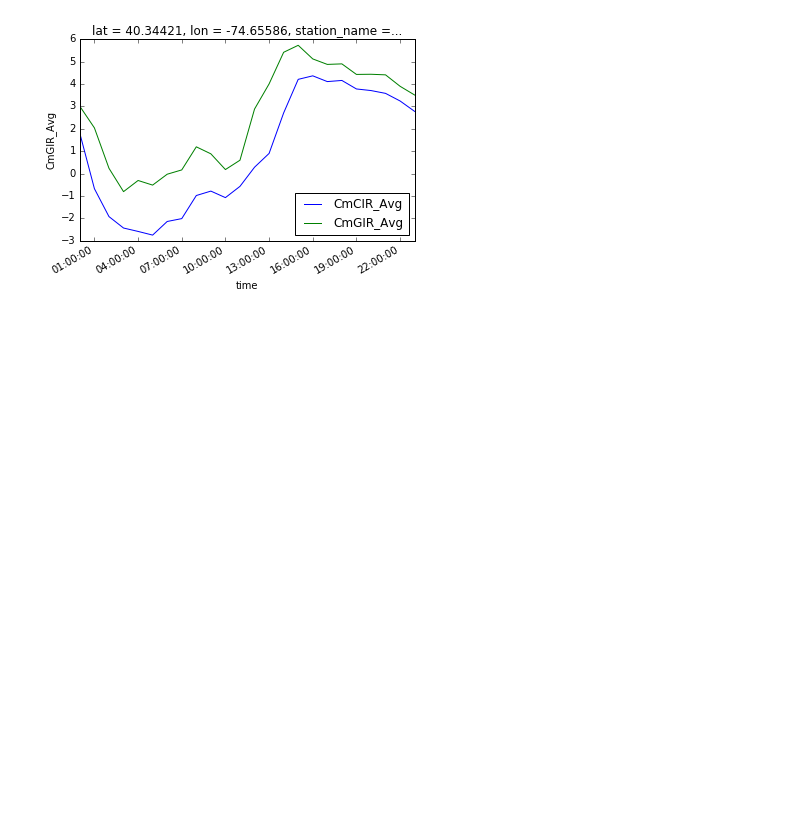
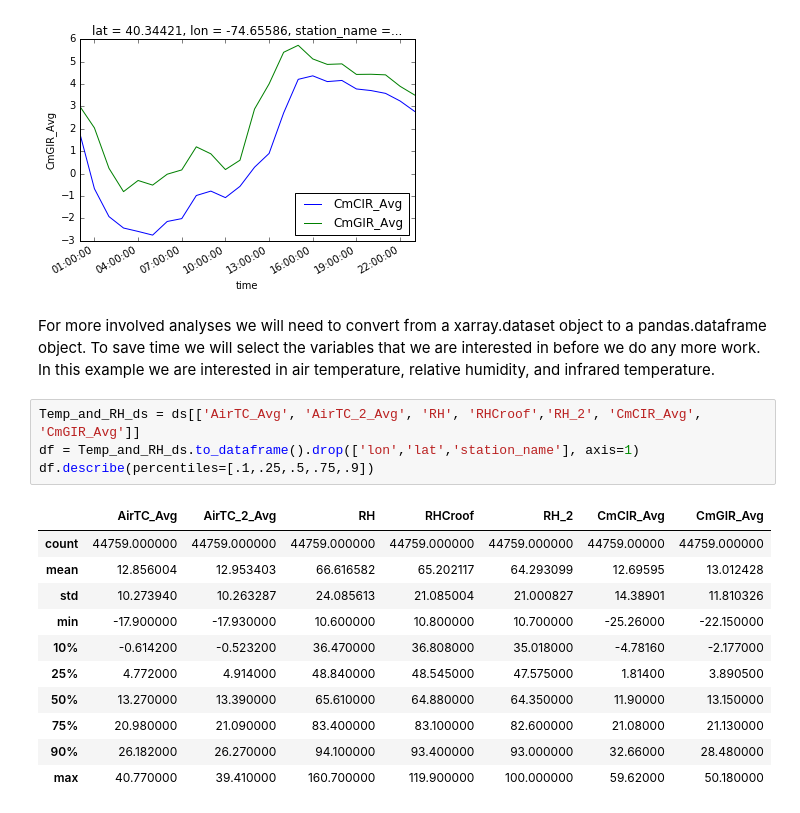
Before and after one commit to jsignell/intro-to-netcdf, a Jupyter notebook: Butler Roof.ipynb, the cells around one changed output. Saved outputs shown, nothing was run; the diff lists cells and outputs as text; blank space fills up the shorter version.

```diff
--- a/Butler Roof.ipynb
+++ b/Butler Roof.ipynb
@@ -28,3 +32,21 @@ ds.CmGIR_Avg.sel(time='2016-02-23').plot()
 plt.legend(loc='lower right');
 # %% [output]
 [figure]
+# %% [markdown]
+For more involved analyses we will need to convert from a xarray.dataset object to a pandas.dataframe object. To save time we will select the variables that we are interested in before we do any more work. In this example we are interested in air temperature, relative humidity, and infrared temperature.
+# %%
+Temp_and_RH_ds = ds[['AirTC_Avg', 'AirTC_2_Avg', 'RH', 'RHCroof','RH_2', 'CmCIR_Avg', 'CmGIR_Avg']]
+df = Temp_and_RH_ds.to_dataframe().drop(['lon','lat','station_name'], axis=1)
+df.describe(percentiles=[.1,.25,.5,.75,.9])
+# %% [output]
+|  | AirTC_Avg | AirTC_2_Avg | RH | RHCroof | RH_2 | CmCIR_Avg | CmGIR_Avg |
+| count | 44759.000000 | 44759.000000 | 44759.000000 | 44759.000000 | 44759.000000 | 44759.00000 | 44759.000000 |
+| mean | 12.856004 | 12.953403 | 66.616582 | 65.202117 | 64.293099 | 12.69595 | 13.012428 |
+| std | 10.273940 | 10.263287 | 24.085613 | 21.085004 | 21.000827 | 14.38901 | 11.810326 |
+| min | -17.900000 | -17.930000 | 10.600000 | 10.800000 | 10.700000 | -25.26000 | -22.150000 |
+| 10% | -0.614200 | -0.523200 | 36.470000 | 36.808000 | 35.018000 | -4.78160 | -2.177000 |
+| 25% | 4.772000 | 4.914000 | 48.840000 | 48.545000 | 47.575000 | 1.81400 | 3.890500 |
+| 50% | 13.270000 | 13.390000 | 65.610000 | 64.880000 | 64.350000 | 11.90000 | 13.150000 |
+| 75% | 20.980000 | 21.090000 | 83.400000 | 83.100000 | 82.600000 | 21.08000 | 21.130000 |
+| 90% | 26.182000 | 26.270000 | 94.100000 | 93.400000 | 93.000000 | 32.66000 | 28.480000 |
+| max | 40.770000 | 39.410000 | 160.700000 | 119.900000 | 100.000000 | 59.62000 | 50.180000 |
```
Also changed, not shown: parts of 10 cells of this notebook.
